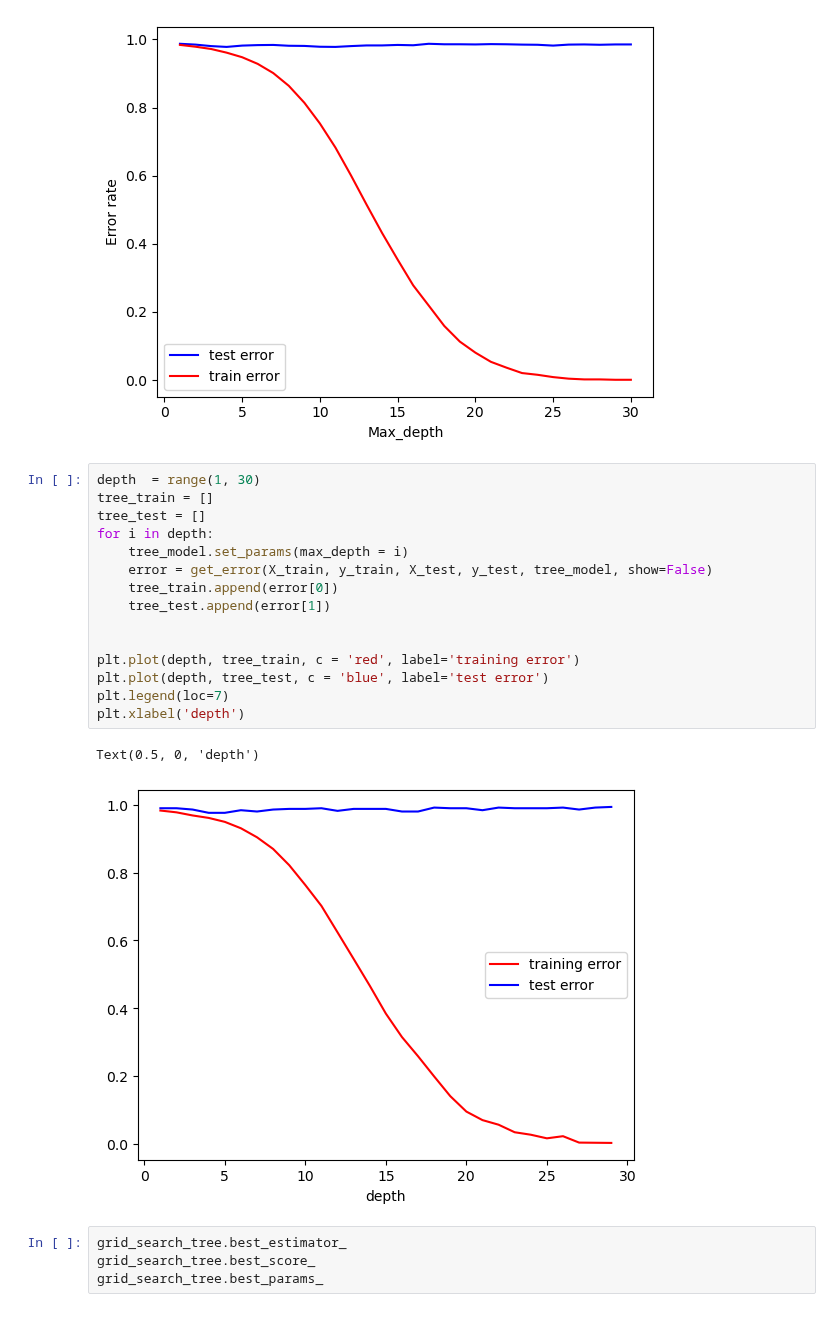
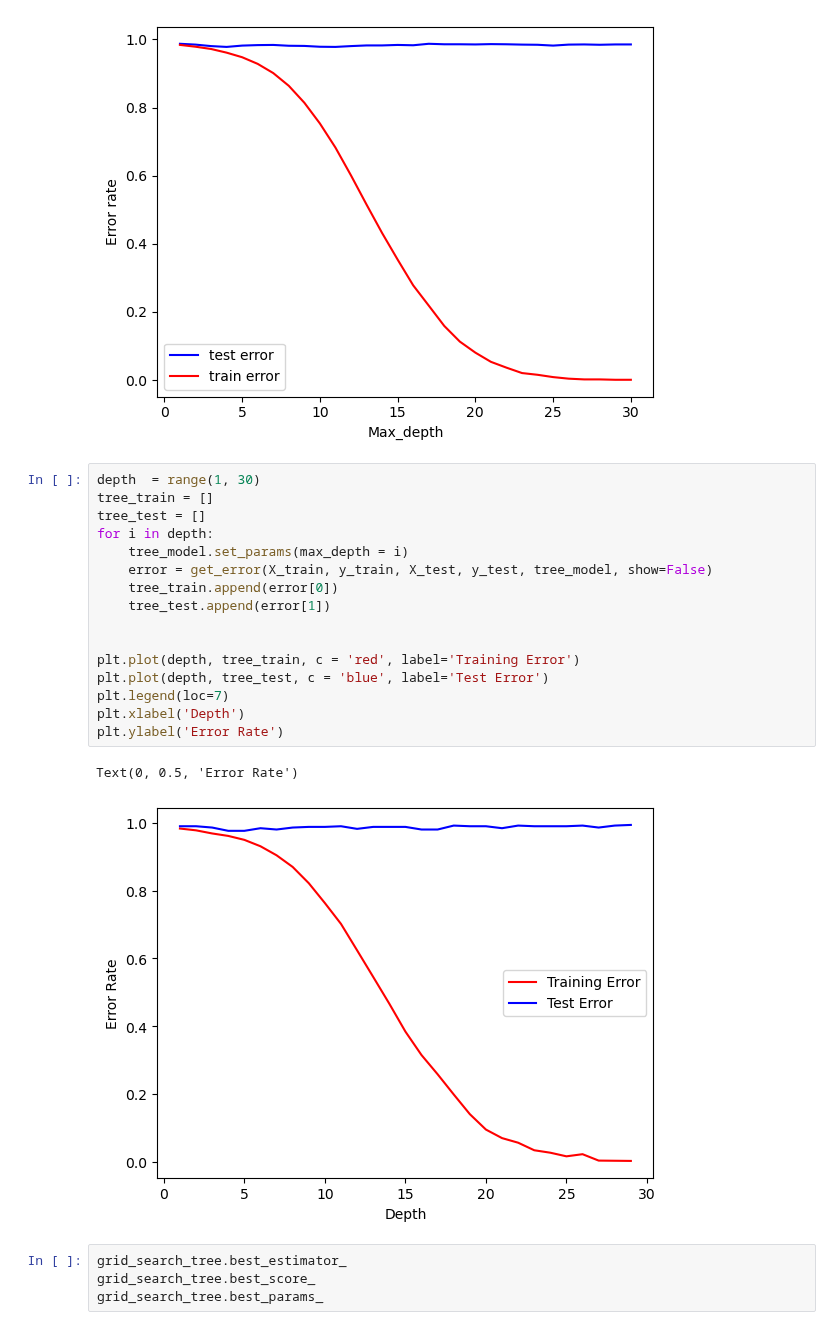
Before and after one commit to dimmediato/ML_Ames_Housing, a Jupyter notebook: Python/Ames_RF_Refined.ipynb, the cells around one changed output. Drawn from its saved outputs; the diff is of its cells as text.

```diff
--- a/Python/Ames_RF_Refined.ipynb
+++ b/Python/Ames_RF_Refined.ipynb
@@ -87,21 +87,22 @@ plt.show()
 # %%
 depth  = range(1, 30)
 tree_train = []
 tree_test = []
 for i in depth:
     tree_model.set_params(max_depth = i)
     error = get_error(X_train, y_train, X_test, y_test, tree_model, show=False)
     tree_train.append(error[0])
     tree_test.append(error[1])
 
 
-plt.plot(depth, tree_train, c = 'red', label='training error')
-plt.plot(depth, tree_test, c = 'blue', label='test error')
+plt.plot(depth, tree_train, c = 'red', label='Training Error')
+plt.plot(depth, tree_test, c = 'blue', label='Test Error')
 plt.legend(loc=7)
-plt.xlabel('depth')
+plt.xlabel('Depth')
+plt.ylabel('Error Rate')
 # %% [output]
-Text(0.5, 0, 'depth')
+Text(0, 0.5, 'Error Rate')
-[figure, old version]
+[figure, new version]
 # %%
 grid_search_tree.best_estimator_
 grid_search_tree.best_score_
```
Also changed, not shown: parts of 1 cell of this notebook, 4 other files.
